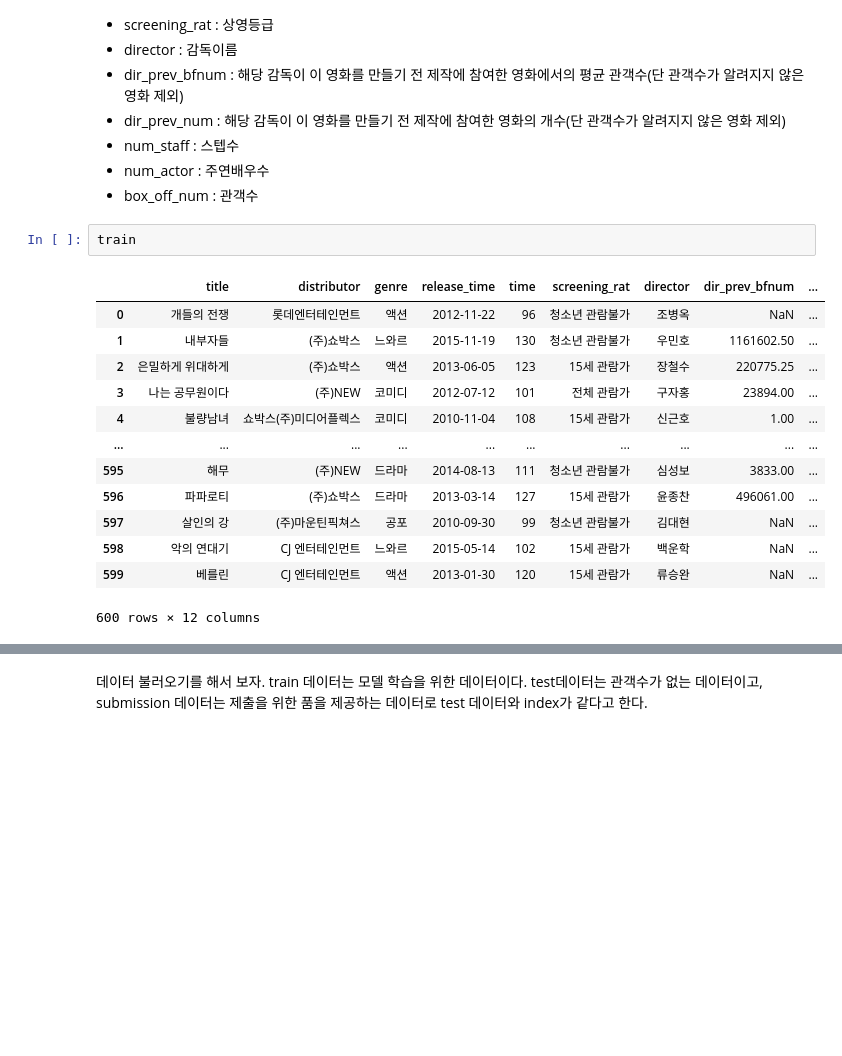
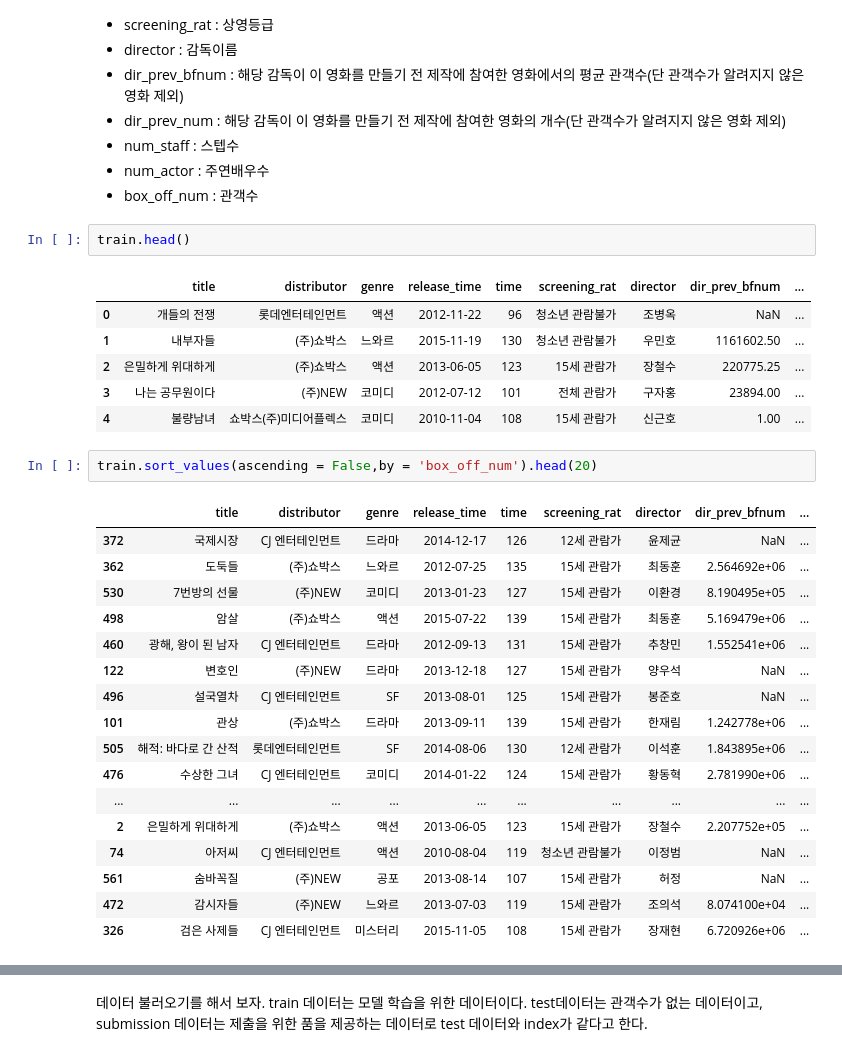
Before and after one commit to choiuikang/contest, a Jupyter notebook: dacon/The_number_of_movie_viewers.ipynb, the cells around one changed output, grey strips where cells are left out. Drawn from its saved outputs; the diff is of its cells as text; blank space fills up the shorter version.

```diff
--- a/dacon/The_number_of_movie_viewers.ipynb
+++ b/dacon/The_number_of_movie_viewers.ipynb
@@ -24,18 +30,31 @@ submission = pd.read_csv('data/submission.csv')
 + num_actor : 주연배우수
 + box_off_num : 관객수
 # %%
-train
+train.head()
 # %% [output]
 |  | title | distributor | genre | release_time | time | screening_rat | director | dir_prev_bfnum | ... |
 | 0 | 개들의 전쟁 | 롯데엔터테인먼트 | 액션 | 2012-11-22 | 96 | 청소년 관람불가 | 조병옥 | NaN | ... |
 | 1 | 내부자들 | (주)쇼박스 | 느와르 | 2015-11-19 | 130 | 청소년 관람불가 | 우민호 | 1161602.50 | ... |
 | 2 | 은밀하게 위대하게 | (주)쇼박스 | 액션 | 2013-06-05 | 123 | 15세 관람가 | 장철수 | 220775.25 | ... |
 | 3 | 나는 공무원이다 | (주)NEW | 코미디 | 2012-07-12 | 101 | 전체 관람가 | 구자홍 | 23894.00 | ... |
 | 4 | 불량남녀 | 쇼박스(주)미디어플렉스 | 코미디 | 2010-11-04 | 108 | 15세 관람가 | 신근호 | 1.00 | ... |
-| ... | ... | ... | ... | ... | ... | ... | ... | ... | ... |
-| 595 | 해무 | (주)NEW | 드라마 | 2014-08-13 | 111 | 청소년 관람불가 | 심성보 | 3833.00 | ... |
-| 596 | 파파로티 | (주)쇼박스 | 드라마 | 2013-03-14 | 127 | 15세 관람가 | 윤종찬 | 496061.00 | ... |
-| 597 | 살인의 강 | (주)마운틴픽쳐스 | 공포 | 2010-09-30 | 99 | 청소년 관람불가 | 김대현 | NaN | ... |
-| 598 | 악의 연대기 | CJ 엔터테인먼트 | 느와르 | 2015-05-14 | 102 | 15세 관람가 | 백운학 | NaN | ... |
-| 599 | 베를린 | CJ 엔터테인먼트 | 액션 | 2013-01-30 | 120 | 15세 관람가 | 류승완 | NaN | ... |
-600 rows × 12 columns
+# %%
+train.sort_values(ascending = False,by = 'box_off_num').head(20)
+# %% [output]
+|  | title | distributor | genre | release_time | time | screening_rat | director | dir_prev_bfnum | ... |
+| 372 | 국제시장 | CJ 엔터테인먼트 | 드라마 | 2014-12-17 | 126 | 12세 관람가 | 윤제균 | NaN | ... |
+| 362 | 도둑들 | (주)쇼박스 | 느와르 | 2012-07-25 | 135 | 15세 관람가 | 최동훈 | 2.564692e+06 | ... |
+| 530 | 7번방의 선물 | (주)NEW | 코미디 | 2013-01-23 | 127 | 15세 관람가 | 이환경 | 8.190495e+05 | ... |
+| 498 | 암살 | (주)쇼박스 | 액션 | 2015-07-22 | 139 | 15세 관람가 | 최동훈 | 5.169479e+06 | ... |
+| 460 | 광해, 왕이 된 남자 | CJ 엔터테인먼트 | 드라마 | 2012-09-13 | 131 | 15세 관람가 | 추창민 | 1.552541e+06 | ... |
+| 122 | 변호인 | (주)NEW | 드라마 | 2013-12-18 | 127 | 15세 관람가 | 양우석 | NaN | ... |
+| 496 | 설국열차 | CJ 엔터테인먼트 | SF | 2013-08-01 | 125 | 15세 관람가 | 봉준호 | NaN | ... |
+| 101 | 관상 | (주)쇼박스 | 드라마 | 2013-09-11 | 139 | 15세 관람가 | 한재림 | 1.242778e+06 | ... |
+| 505 | 해적: 바다로 간 산적 | 롯데엔터테인먼트 | SF | 2014-08-06 | 130 | 12세 관람가 | 이석훈 | 1.843895e+06 | ... |
+| 476 | 수상한 그녀 | CJ 엔터테인먼트 | 코미디 | 2014-01-22 | 124 | 15세 관람가 | 황동혁 | 2.781990e+06 | ... |
+| ... | ... | ... | ... | ... | ... | ... | ... | ... | ... |
+| 2 | 은밀하게 위대하게 | (주)쇼박스 | 액션 | 2013-06-05 | 123 | 15세 관람가 | 장철수 | 2.207752e+05 | ... |
+| 74 | 아저씨 | CJ 엔터테인먼트 | 액션 | 2010-08-04 | 119 | 청소년 관람불가 | 이정범 | NaN | ... |
+| 561 | 숨바꼭질 | (주)NEW | 공포 | 2013-08-14 | 107 | 15세 관람가 | 허정 | NaN | ... |
+| 472 | 감시자들 | (주)NEW | 느와르 | 2013-07-03 | 119 | 15세 관람가 | 조의석 | 8.074100e+04 | ... |
+| 326 | 검은 사제들 | CJ 엔터테인먼트 | 미스터리 | 2015-11-05 | 108 | 15세 관람가 | 장재현 | 6.720926e+06 | ... |
```
Also changed, not shown: parts of 13 cells of this notebook, 1 other file.
